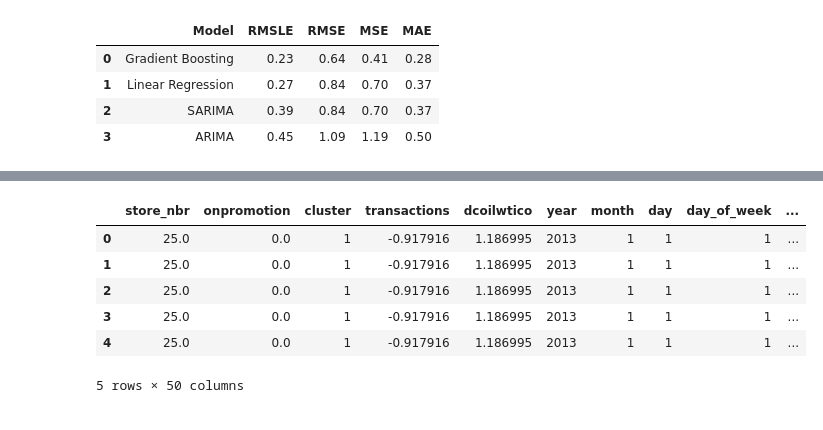
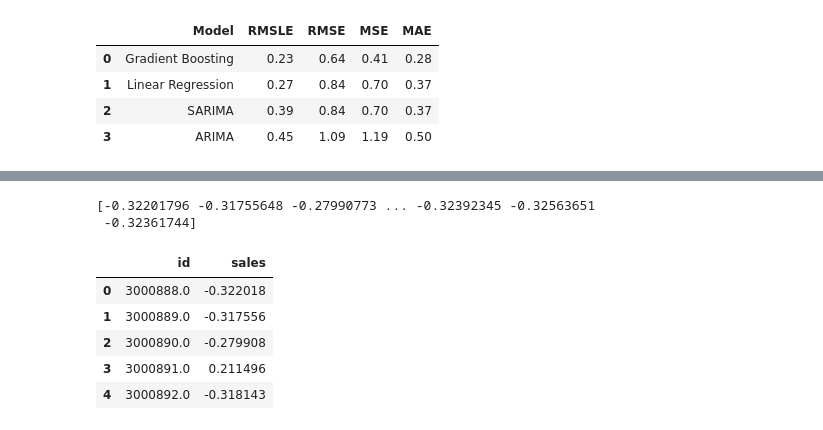
Before and after one commit to kovisha/TimeSeriesADM, a Jupyter notebook: FinalTest.ipynb, the cells around one changed output, grey strips where cells are left out. Saved outputs shown, nothing was run; the diff lists cells and outputs as text; code cells hidden in the pictures.

Commit message:
test data modifications

```diff
--- a/FinalTest.ipynb
+++ b/FinalTest.ipynb
@@ -1464,3 +1467,12 @@ key_components = {
 # Save the key components in a file using pickle
 with open('best_rf_model_components_trans_removed.pkl', 'wb') as file:
     pickle.dump(key_components, file)
+# %%
+merged_df_encoded_test.dropna(inplace=True)
+# %%
+results = best_rf_model.predict(merged_df_encoded_test)
+# %%
+print()
+# %% [output]
+[-0.32201796 -0.31755648 -0.27990773 ... -0.32392345 -0.32563651
+ -0.32361744]
@@ -1467,10 +1481,16 @@ with open('best_rf_model_components_trans_removed.pkl', 'wb') as file:
+# %%
+# Extract 'id' column from the original DataFrame
+id_column = test_df['id']
+
+# Merge 'id' column with the new numpy array
+new_column = pd.Series(results, name='sales')
+merged_df = pd.concat([id_column, new_column], axis=1)
 # %%
-X_train.head()
+merged_df.head()
 # %% [output]
-|  | store_nbr | onpromotion | cluster | transactions | dcoilwtico | year | month | day | day_of_week | ... |
-| 0 | 25.0 | 0.0 | 1 | -0.917916 | 1.186995 | 2013 | 1 | 1 | 1 | ... |
-| 1 | 25.0 | 0.0 | 1 | -0.917916 | 1.186995 | 2013 | 1 | 1 | 1 | ... |
-| 2 | 25.0 | 0.0 | 1 | -0.917916 | 1.186995 | 2013 | 1 | 1 | 1 | ... |
-| 3 | 25.0 | 0.0 | 1 | -0.917916 | 1.186995 | 2013 | 1 | 1 | 1 | ... |
-| 4 | 25.0 | 0.0 | 1 | -0.917916 | 1.186995 | 2013 | 1 | 1 | 1 | ... |
+|  | id | sales |
+| 0 | 3000888.0 | -0.322018 |
+| 1 | 3000889.0 | -0.317556 |
+| 2 | 3000890.0 | -0.279908 |
+| 3 | 3000891.0 | 0.211496 |
+| 4 | 3000892.0 | -0.318143 |
-5 rows × 50 columns
```
Also changed, not shown: parts of 8 cells of this notebook, 2 other files.
